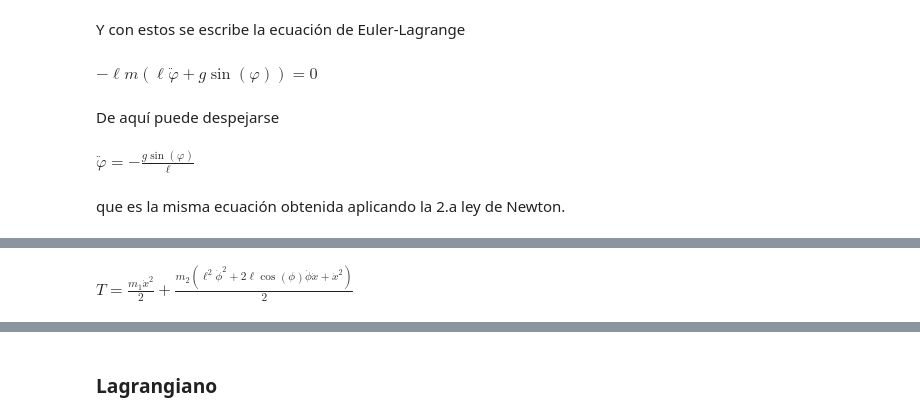
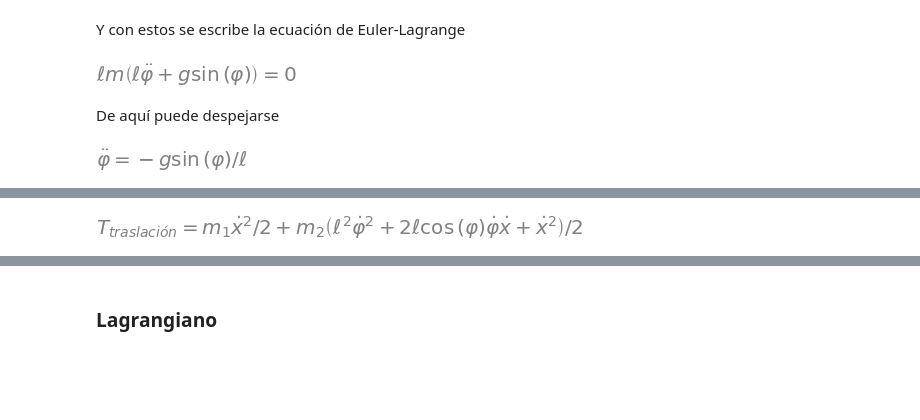
Before and after one commit to unlam/ComputationalAnalyticalMechanics, a Jupyter notebook: 03EulerLagrange/eulerLagrangePendulums.ipynb, the cells around one changed output, grey strips where cells are left out. Drawn from its saved outputs; the diff is of its cells as text; code cells hidden in the pictures; blank space fills up the shorter version.

```diff
--- a/03EulerLagrange/eulerLagrangePendulums.ipynb
+++ b/03EulerLagrange/eulerLagrangePendulums.ipynb
@@ -183,18 +210,23 @@ $\displaystyle - \ell g m \sin{\left(\varphi \right)}$
 # %% [markdown]
 Y con estos se escribe la ecuación de Euler-Lagrange
 # %%
-phi_EL = sym.Eq((phi_dq - phi_dtdp).simplify(), 0)
+phi_EL = sm.Eq(
+  phi_dtdp - phi_dq,
+  0
+  ).simplify()
 phi_EL
 # %% [output]
-$\displaystyle - \ell m \left(\ell \ddot{\varphi} + g \sin{\left(\varphi \right)}\right) = 0$
+[figure, added]
 # %% [markdown]
 De aquí puede despejarse
 # %%
-sym.Eq(phi.diff(t,2), sym.solve(phi_EL, phi.diff(t,2) )[0] ) # diff(t,2): derivada segunda respecto al tiempo
+variable = phi.diff(t,2) # diff(t,2): derivada segunda respecto al tiempo
+sm.Eq(
+  variable,
+  sm.solveset(phi_EL, phi.diff(t,2) ).args[0]
+  )
 # %% [output]
-$\displaystyle \ddot{\varphi} = - \frac{g \sin{\left(\varphi \right)}}{\ell}$
+[figure, added]
-# %% [markdown]
-que es la misma ecuación obtenida aplicando la 2.a ley de Newton.
 # %% [markdown]
 ## Péndulo con punto de suspensión libre
 >Ejercicio 2 sección 5 ($\S 5$) de
@@ -215,11 +251,14 @@ m2_r = m1_r + l* (sym.cos(phi)* (-e.y) + sym.sin(phi)* (e.x)) # recordemos que t
-# %%
-# Energía cinética del sistema
-m1_T = energíaCinéticaPartícula(m1, m1_r, e)
-m2_T = energíaCinéticaPartícula(m2, m2_r, e)
-T_libre = sym.Eq(sym.Symbol('T'), m1_T+ m2_T ).simplify()
-T_libre
-# %% [output]
-$\displaystyle T = \frac{m_{1} \dot{x}^{2}}{2} + \frac{m_{2} \left(\ell^{2} \dot{\phi}^{2} + 2 \ell \cos{\left(\phi \right)} \dot{\phi} \dot{x} + \dot{x}^{2}\right)}{2}$
+# %%
+# Energía cinética del sistema
+partícula1_T = energíaCinéticaTraslación(partícula1_m, partícula1_r, e)
+partícula2_T = energíaCinéticaTraslación(partícula2_m, partícula2_r, e)
+libre_T = sm.Eq(
+  partícula1_T.lhs,
+  partícula1_T.rhs + partícula2_T.rhs
+  ).simplify()
+libre_T
+# %% [output]
+[figure, added]
 # %%
 # Energía potencial
 g_vector = g* (-e.y) # aceleración gravitatoria en -y versor
```
Also changed, not shown: parts of 46 cells of this notebook, 9 other files.
